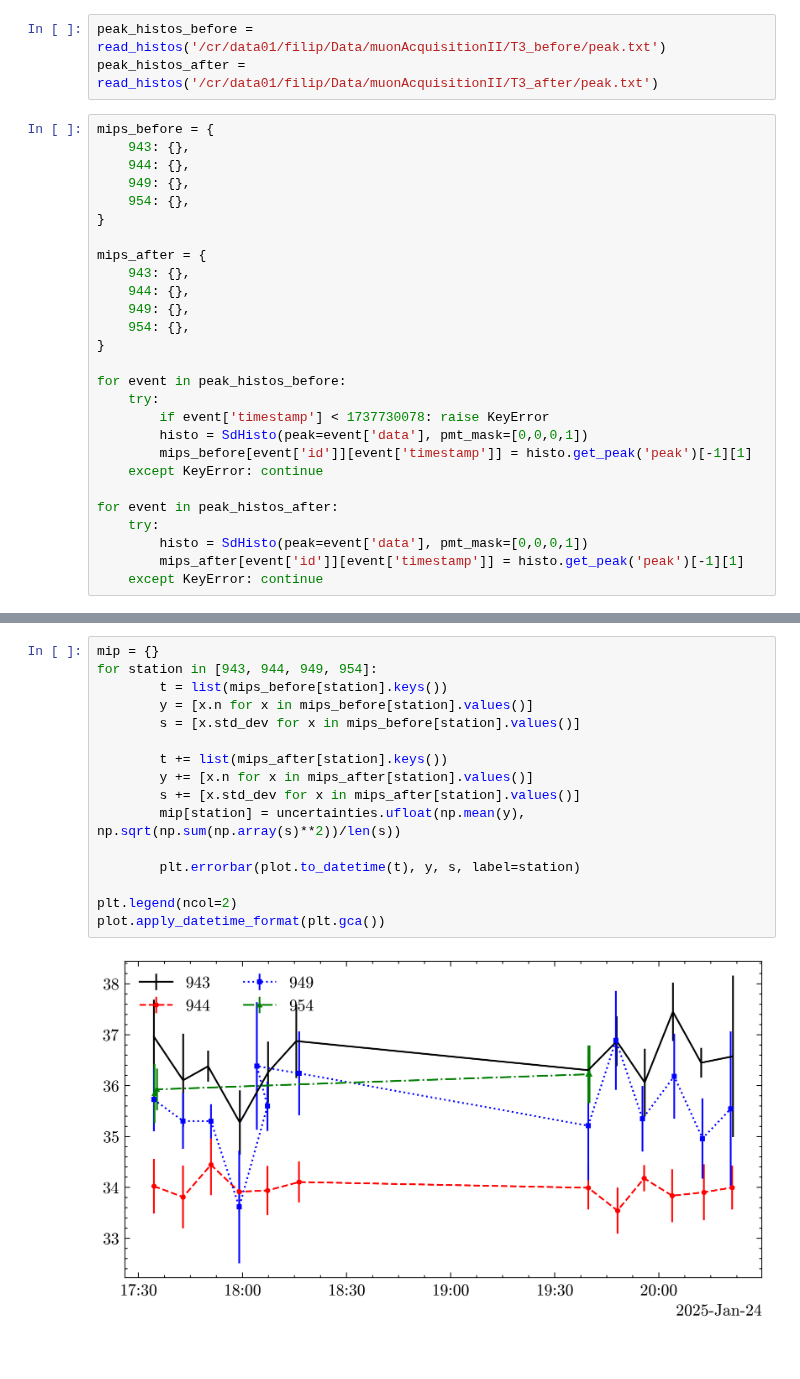
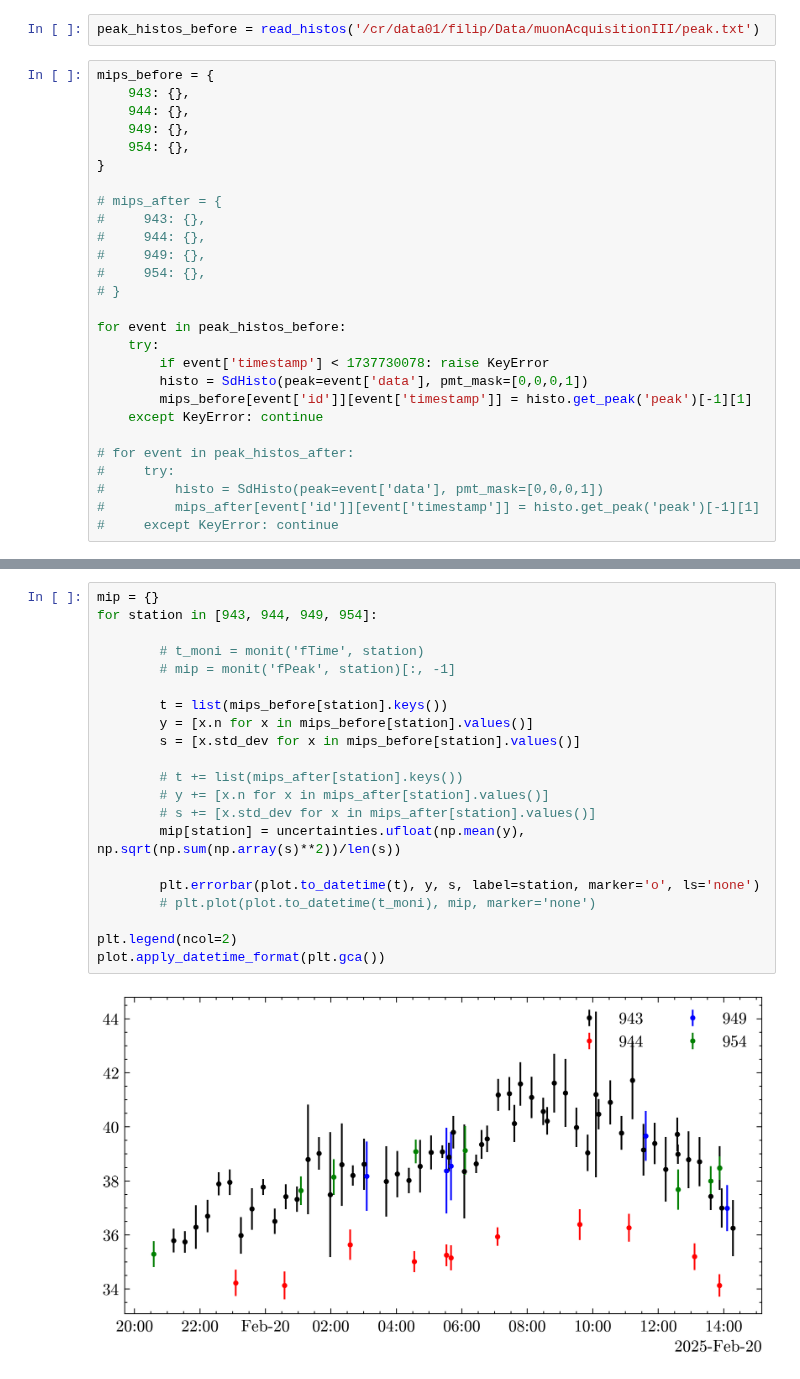
Before and after one commit to Quizznor/phd-thesis, a Jupyter notebook: Projects/muonAcquisitionIII/analysis/t3_peaks.ipynb, the cells around one changed output, grey strips where cells are left out. Saved outputs shown, nothing was run; the diff lists cells and outputs as text.

```diff
--- a/Projects/muonAcquisitionIII/analysis/t3_peaks.ipynb
+++ b/Projects/muonAcquisitionIII/analysis/t3_peaks.ipynb
@@ -24,6 +6,5 @@ from utils.Auger.SD.SdHisto import *
 # %%
-peak_histos_before = read_histos('/cr/data01/filip/Data/muonAcquisitionII/T3_before/peak.txt')
-peak_histos_after = read_histos('/cr/data01/filip/Data/muonAcquisitionII/T3_after/peak.txt')
+peak_histos_before = read_histos('/cr/data01/filip/Data/muonAcquisitionIII/peak.txt')
 # %%
 mips_before = {
     943: {},
@@ -32,12 +13,12 @@ mips_before = {
     954: {},
 }
 
-mips_after = {
-    943: {},
-    944: {},
-    949: {},
-    954: {},
-}
+# mips_after = {
+#     943: {},
+#     944: {},
+#     949: {},
+#     954: {},
+# }
 
 for event in peak_histos_before:
     try:
@@ -46,8 +27,8 @@ for event in peak_histos_before:
         mips_before[event['id']][event['timestamp']] = histo.get_peak('peak')[-1][1]
     except KeyError: continue
 
-for event in peak_histos_after:
-    try:
-        histo = SdHisto(peak=event['data'], pmt_mask=[0,0,0,1])
-        mips_after[event['id']][event['timestamp']] = histo.get_peak('peak')[-1][1]
-    except KeyError: continue
+# for event in peak_histos_after:
+#     try:
+#         histo = SdHisto(peak=event['data'], pmt_mask=[0,0,0,1])
+#         mips_after[event['id']][event['timestamp']] = histo.get_peak('peak')[-1][1]
+#     except KeyError: continue
@@ -54,19 +54,24 @@ for event in peak_histos_after:
 # %%
 mip = {}
 for station in [943, 944, 949, 954]:
+
+        # t_moni = monit('fTime', station)
+        # mip = monit('fPeak', station)[:, -1]
+
         t = list(mips_before[station].keys())
         y = [x.n for x in mips_before[station].values()]
         s = [x.std_dev for x in mips_before[station].values()]
 
-        t += list(mips_after[station].keys())
-        y += [x.n for x in mips_after[station].values()]
-        s += [x.std_dev for x in mips_after[station].values()]
+        # t += list(mips_after[station].keys())
+        # y += [x.n for x in mips_after[station].values()]
+        # s += [x.std_dev for x in mips_after[station].values()]
         mip[station] = uncertainties.ufloat(np.mean(y), np.sqrt(np.sum(np.array(s)**2))/len(s))
 
-        plt.errorbar(plot.to_datetime(t), y, s, label=station)
+        plt.errorbar(plot.to_datetime(t), y, s, label=station, marker='o', ls='none')
+        # plt.plot(plot.to_datetime(t_moni), mip, marker='none')
 
 plt.legend(ncol=2)
 plot.apply_datetime_format(plt.gca())
 # %% [output]
-[figure, old version]
+[figure, new version]
 # %%
```
Also changed, not shown: parts of 5 cells of this notebook, 20 other files.
